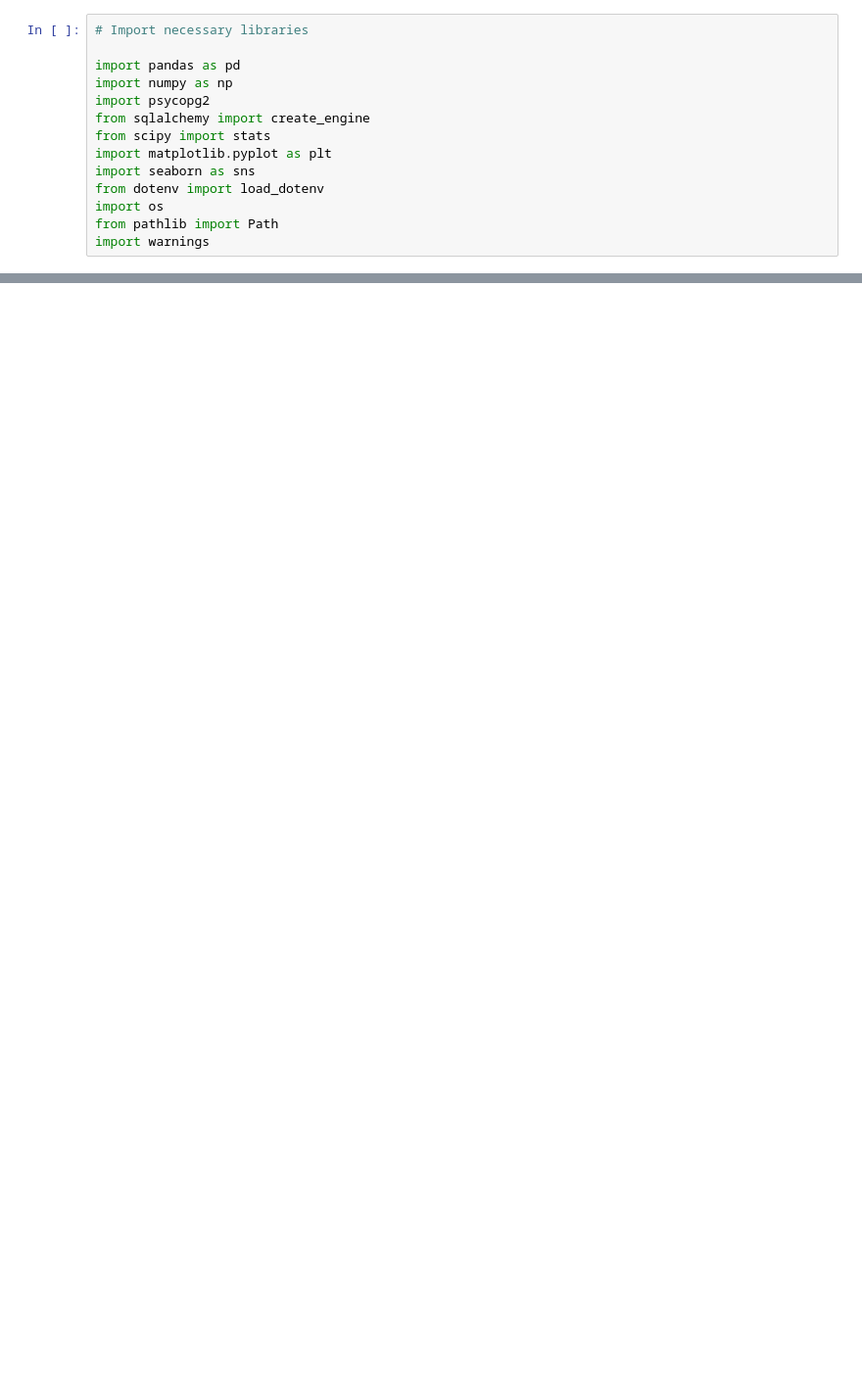
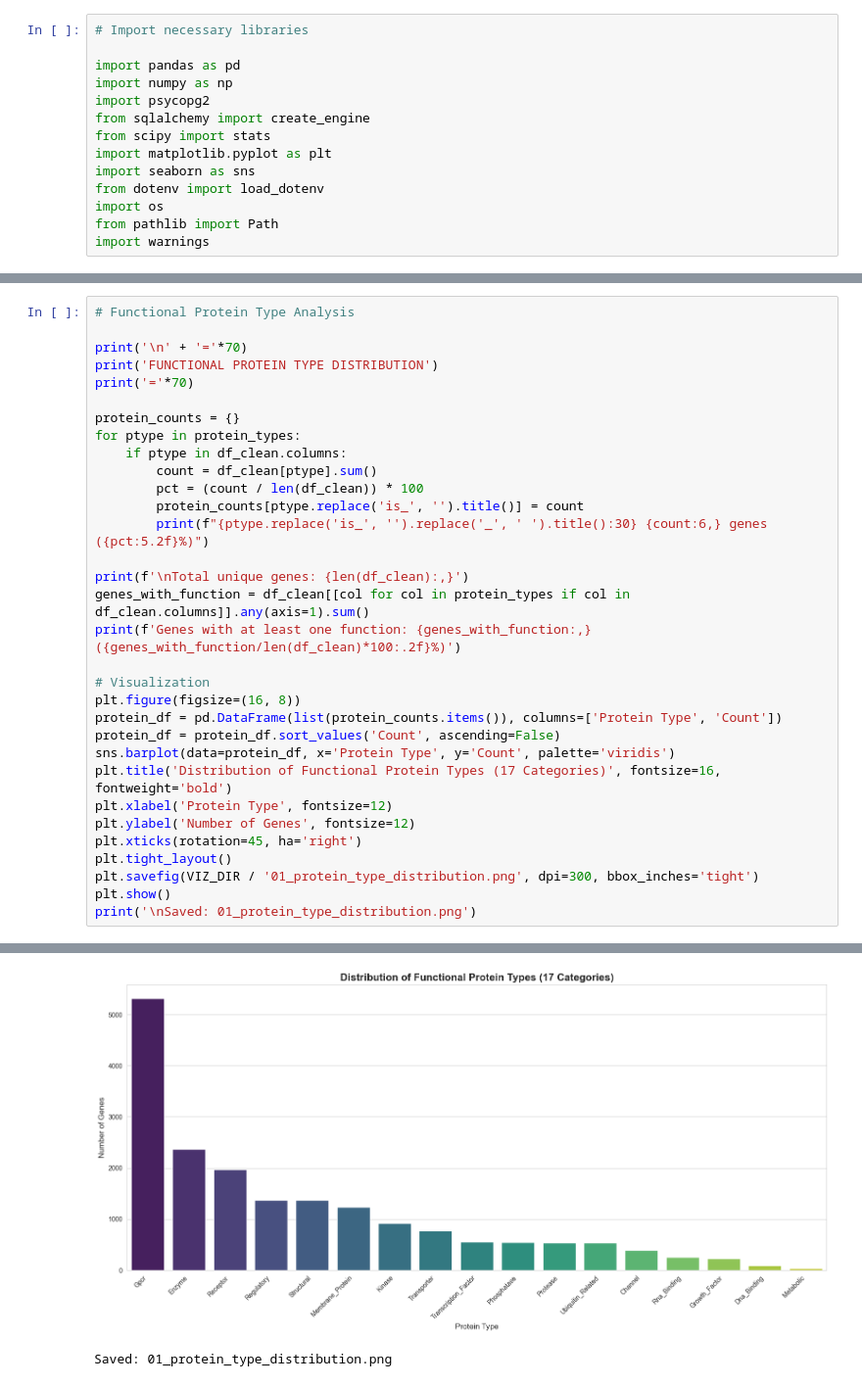
Before and after one commit to shariq02/genomic-variant-data-science-pipeline, a Jupyter notebook: jupyter_notebooks/01_statistical_analysis.ipynb, the cells around one changed output, grey strips where cells are left out. Shown at 98% size. Cells and saved outputs as stored; diff of their text form; blank space fills up the shorter version.

Commit message:
gene dictionary mapping

```diff
--- a/jupyter_notebooks/01_statistical_analysis.ipynb
+++ b/jupyter_notebooks/01_statistical_analysis.ipynb
@@ -492,0 +258,33 @@ print("\nDatabase connection closed")
+# %%
+# Functional Protein Type Analysis
+
+print('\n' + '='*70)
+print('FUNCTIONAL PROTEIN TYPE DISTRIBUTION')
+print('='*70)
+
+protein_counts = {}
+for ptype in protein_types:
+    if ptype in df_clean.columns:
+        count = df_clean[ptype].sum()
+        pct = (count / len(df_clean)) * 100
+        protein_counts[ptype.replace('is_', '').title()] = count
+        print(f"{ptype.replace('is_', '').replace('_', ' ').title():30} {count:6,} genes ({pct:5.2f}%)")
+
+print(f'\nTotal unique genes: {len(df_clean):,}')
+genes_with_function = df_clean[[col for col in protein_types if col in df_clean.columns]].any(axis=1).sum()
+print(f'Genes with at least one function: {genes_with_function:,} ({genes_with_function/len(df_clean)*100:.2f}%)')
+
+# Visualization
+plt.figure(figsize=(16, 8))
+protein_df = pd.DataFrame(list(protein_counts.items()), columns=['Protein Type', 'Count'])
+protein_df = protein_df.sort_values('Count', ascending=False)
+sns.barplot(data=protein_df, x='Protein Type', y='Count', palette='viridis')
+plt.title('Distribution of Functional Protein Types (17 Categories)', fontsize=16, fontweight='bold')
+plt.xlabel('Protein Type', fontsize=12)
+plt.ylabel('Number of Genes', fontsize=12)
+plt.xticks(rotation=45, ha='right')
+plt.tight_layout()
+plt.savefig(VIZ_DIR / '01_protein_type_distribution.png', dpi=300, bbox_inches='tight')
+plt.show()
+print('\nSaved: 01_protein_type_distribution.png')
+# %% [output]
@@ -492,0 +308,2 @@ print("\nDatabase connection closed")
+[figure, added]
+Saved: 01_protein_type_distribution.png
```
Also changed, not shown: parts of 41 cells of this notebook, 8 other files.
